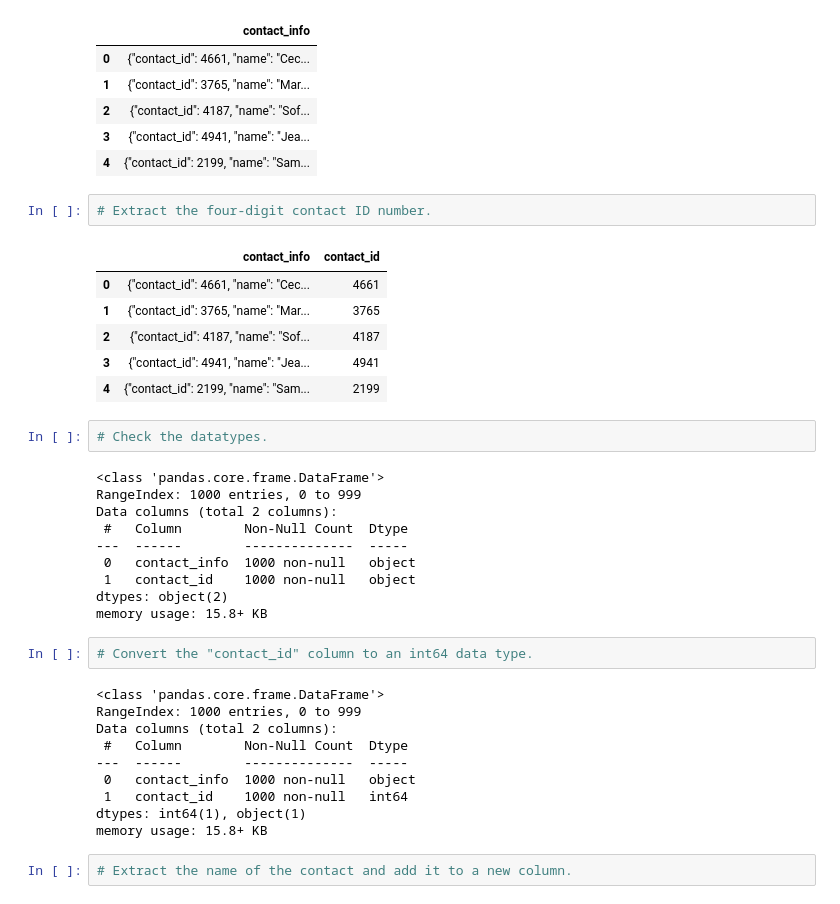
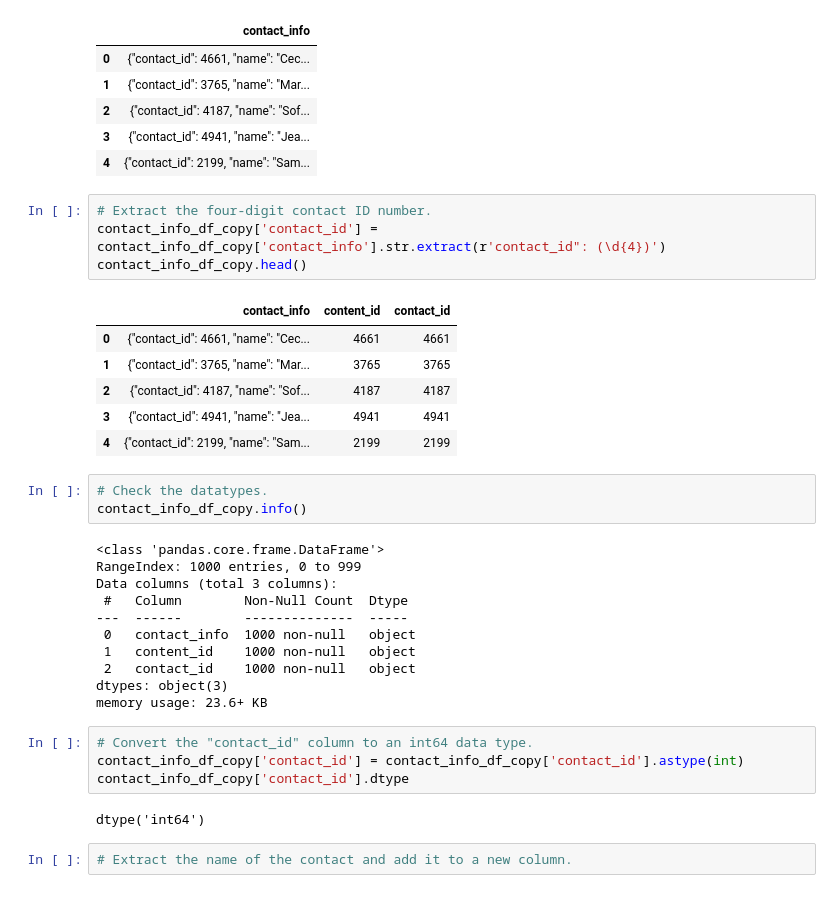
Before and after one commit to Maxwell-Leu/Crowdfunding_ETL, a Jupyter notebook: Starter_Files/M. Leuthner.ipynb, the cells around one changed output. Saved outputs shown, nothing was run; the diff lists cells and outputs as text.

```diff
--- a/Starter_Files/M. Leuthner.ipynb
+++ b/Starter_Files/M. Leuthner.ipynb
@@ -428,37 +469,35 @@ contact_info_df_copy.head()
 | 4 | {"contact_id": 2199, "name": "Sam... |
 # %%
 # Extract the four-digit contact ID number.
+contact_info_df_copy['contact_id'] = contact_info_df_copy['contact_info'].str.extract(r'contact_id": (\d{4})')
+contact_info_df_copy.head()
 # %% [output]
-|  | contact_info | contact_id |
-| 0 | {"contact_id": 4661, "name": "Cec... | 4661 |
-| 1 | {"contact_id": 3765, "name": "Mar... | 3765 |
-| 2 | {"contact_id": 4187, "name": "Sof... | 4187 |
-| 3 | {"contact_id": 4941, "name": "Jea... | 4941 |
-| 4 | {"contact_id": 2199, "name": "Sam... | 2199 |
+|  | contact_info | content_id | contact_id |
+| 0 | {"contact_id": 4661, "name": "Cec... | 4661 | 4661 |
+| 1 | {"contact_id": 3765, "name": "Mar... | 3765 | 3765 |
+| 2 | {"contact_id": 4187, "name": "Sof... | 4187 | 4187 |
+| 3 | {"contact_id": 4941, "name": "Jea... | 4941 | 4941 |
+| 4 | {"contact_id": 2199, "name": "Sam... | 2199 | 2199 |
 # %%
 # Check the datatypes.
+contact_info_df_copy.info()
 # %% [output]
 <class 'pandas.core.frame.DataFrame'>
 RangeIndex: 1000 entries, 0 to 999
-Data columns (total 2 columns):
+Data columns (total 3 columns):
  #   Column        Non-Null Count  Dtype
 ---  ------        --------------  -----
  0   contact_info  1000 non-null   object
- 1   contact_id    1000 non-null   object
-dtypes: object(2)
-memory usage: 15.8+ KB
+ 1   content_id    1000 non-null   object
+ 2   contact_id    1000 non-null   object
+dtypes: object(3)
+memory usage: 23.6+ KB
 # %%
 # Convert the "contact_id" column to an int64 data type.
+contact_info_df_copy['contact_id'] = contact_info_df_copy['contact_id'].astype(int)
+contact_info_df_copy['contact_id'].dtype
 # %% [output]
-<class 'pandas.core.frame.DataFrame'>
-RangeIndex: 1000 entries, 0 to 999
-Data columns (total 2 columns):
- #   Column        Non-Null Count  Dtype
----  ------        --------------  -----
- 0   contact_info  1000 non-null   object
- 1   contact_id    1000 non-null   int64
-dtypes: int64(1), object(1)
-memory usage: 15.8+ KB
+dtype('int64')
 # %%
 # Extract the name of the contact and add it to a new column.
 # %% [output]
```
Also changed, not shown: parts of 5 cells of this notebook, 1 other file.
